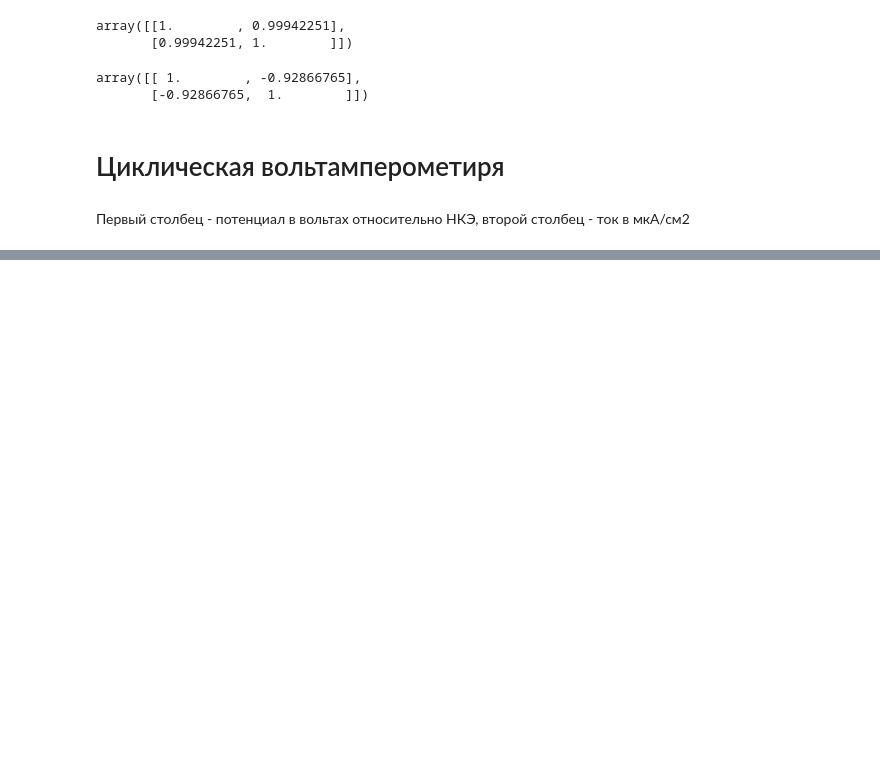
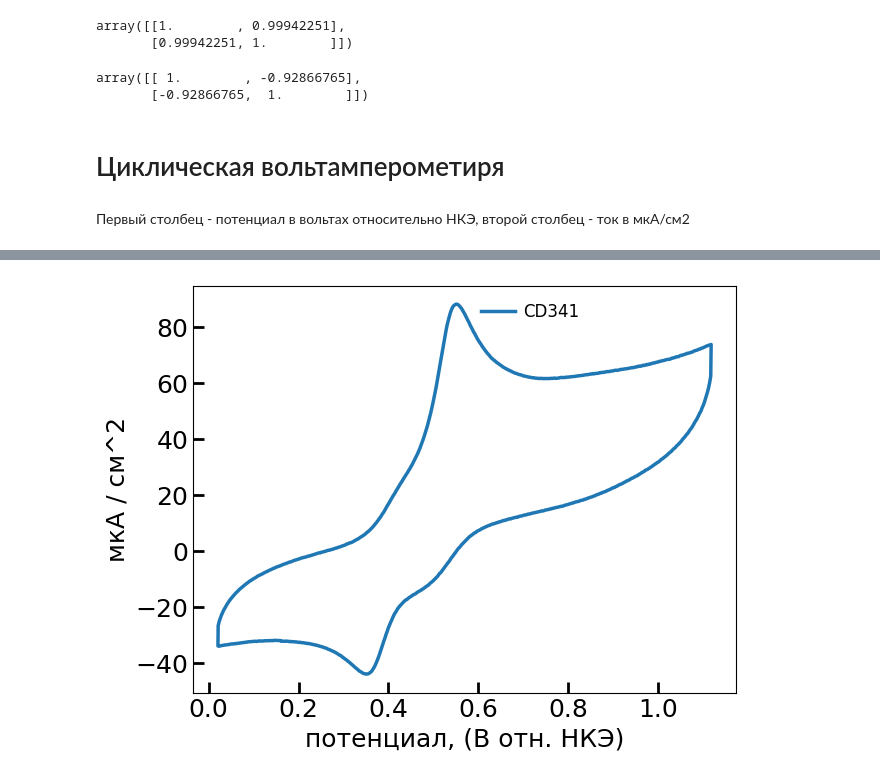
Before and after one commit to smoluakov/DIPLOMA, a Jupyter notebook: DATA_PROCCESING/CD154/ECH_154_2.ipynb, the cells around one changed output, grey strips where cells are left out. Cells and saved outputs as stored; diff of their text form; code cells hidden in the pictures; blank space fills up the shorter version.

```diff
--- a/DATA_PROCCESING/CD154/ECH_154_2.ipynb
+++ b/DATA_PROCCESING/CD154/ECH_154_2.ipynb
@@ -295,0 +280,26 @@ c_7031 = 150 / np.max(CV_7031['A'])
+# %%
+fig = plt.figure()
+ax = fig.add_axes([0,0,1,1])
+import matplotlib.font_manager as fm
+plt.rcParams["text.usetex"] = False
+
+ax.xaxis.set_tick_params(which='major', size=8, width=2, direction='in', bottom='on')
+ax.xaxis.set_tick_params(which='minor', size=5, width=2, direction='in', bottom='on')
+ax.yaxis.set_tick_params(which='major', size=8, width=2, direction='in', left='on')
+ax.yaxis.set_tick_params(which='minor', size=5, width=2, direction='in', left='on')
+
+
+
+
+ax.plot(CV_341['V'], CV_341['A'], label='CD341')
+
+
+ax.set_xlabel('потенциал, (В отн. НКЭ)')
+ax.set_ylabel('мкА / см^2')
+
+
+ax.legend(bbox_to_anchor=(.5, 1),fontsize =12,title_fontsize=14)
+save_fig = '/Users/smoluakov/Documents/DIPLOMA/DATA_PROCCESING/CD341/IMAGES'
+plt.savefig(save_fig+'/CV.png', transparent=False, bbox_inches='tight')
+# %% [output]
+[figure, added]
```
Also changed, not shown: parts of 4 cells of this notebook, 30 other files.
